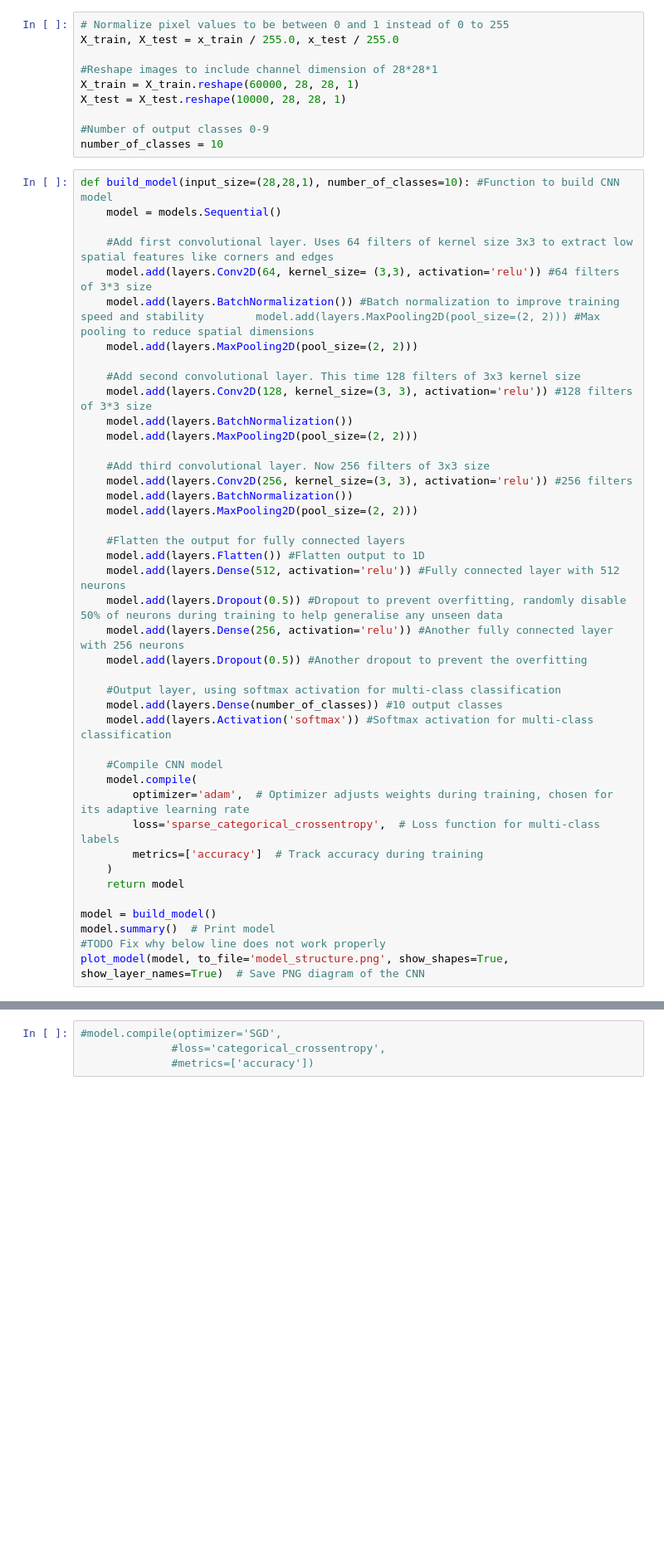
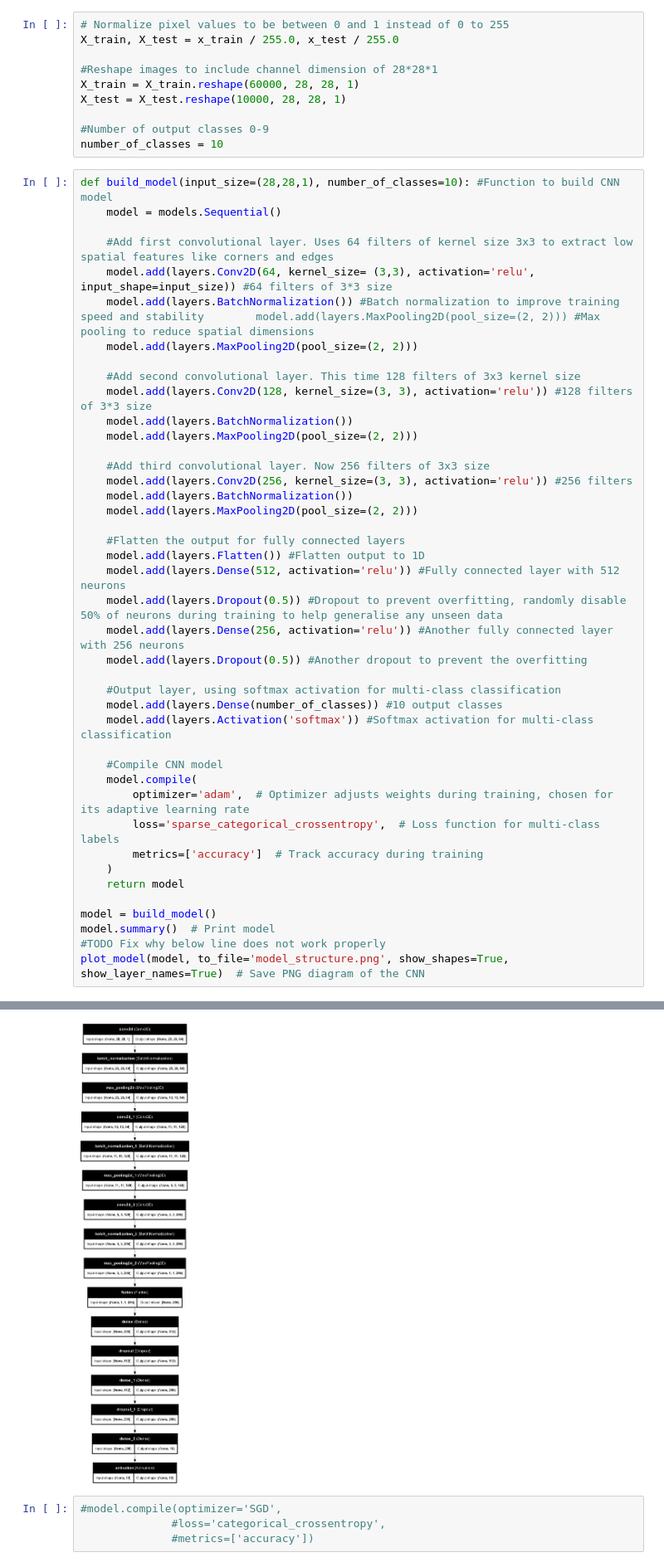
Before and after one commit to CaylumH/CS4287-Assign1-22356363-22344977, a Jupyter notebook: CS4287-Assign1-22344977-22356363.ipynb, the cells around one changed output, grey strips where cells are left out. Shown at 83% size. Drawn from its saved outputs; the diff is of its cells as text; blank space fills up the shorter version.

```diff
--- a/CS4287-Assign1-22344977-22356363.ipynb
+++ b/CS4287-Assign1-22344977-22356363.ipynb
@@ -54,7 +54,7 @@ def build_model(input_size=(28,28,1), number_of_classes=10): #Function to build
     model = models.Sequential()
 
     #Add first convolutional layer. Uses 64 filters of kernel size 3x3 to extract low spatial features like corners and edges
-    model.add(layers.Conv2D(64, kernel_size= (3,3), activation='relu')) #64 filters of 3*3 size
+    model.add(layers.Conv2D(64, kernel_size= (3,3), activation='relu', input_shape=input_size)) #64 filters of 3*3 size
     model.add(layers.BatchNormalization()) #Batch normalization to improve training speed and stability        model.add(layers.MaxPooling2D(pool_size=(2, 2))) #Max pooling to reduce spatial dimensions
     model.add(layers.MaxPooling2D(pool_size=(2, 2)))
 
@@ -117,3 +116,4 @@ You must install pydot (`pip install pydot`) for `plot_model` to work.
+[figure, added]
 # %%
 #model.compile(optimizer='SGD',
               #loss='categorical_crossentropy',
```
Also changed, not shown: parts of 7 cells of this notebook, 1 other file.
